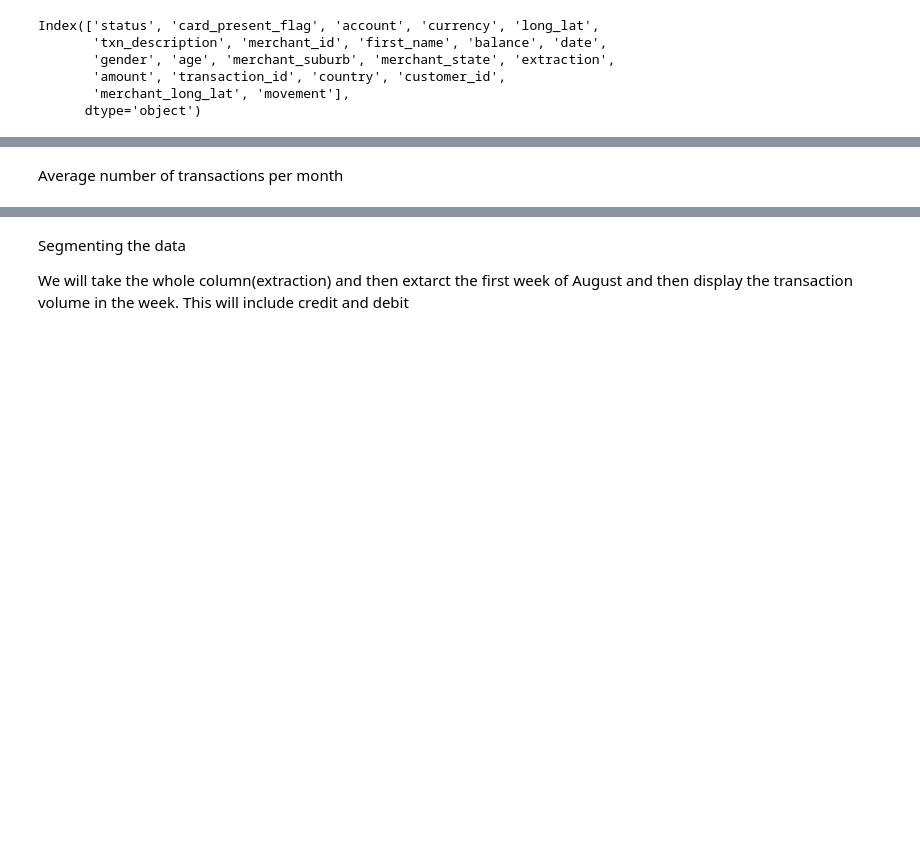
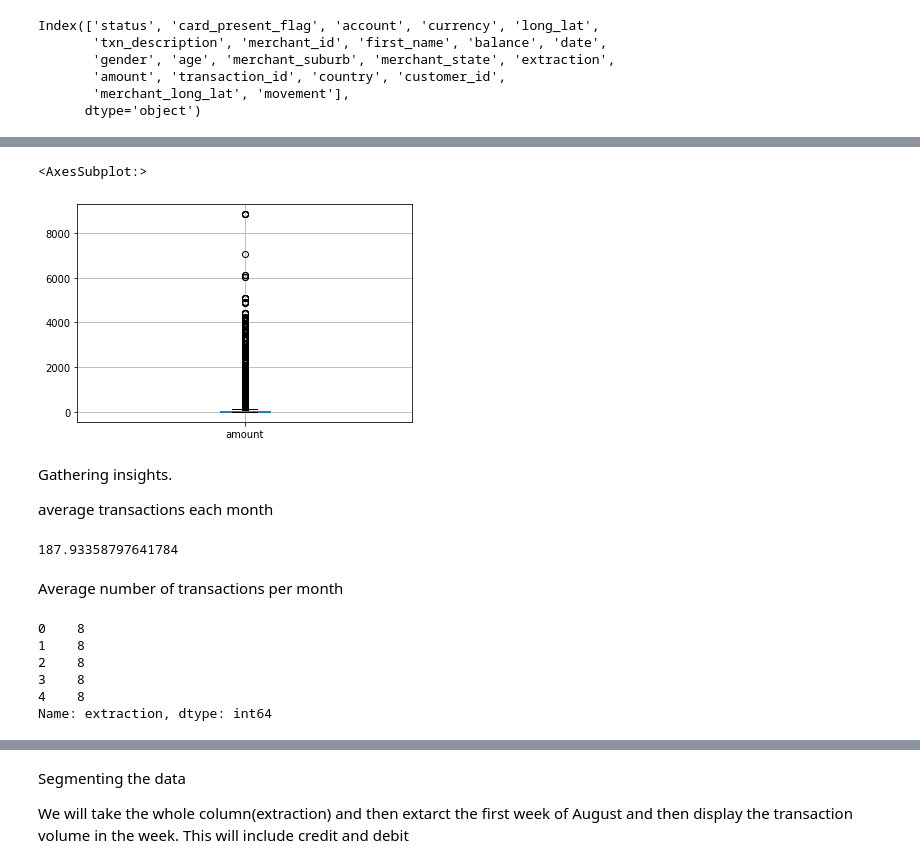
Before and after one commit to shaun1907/ANZ_Internship_Data, a Jupyter notebook: eda.ipynb, the cells around one changed output, grey strips where cells are left out. Saved outputs shown, nothing was run; the diff lists cells and outputs as text; code cells hidden in the pictures; blank space fills up the shorter version.

```diff
--- a/eda.ipynb
+++ b/eda.ipynb
@@ -125,2 +339,33 @@ AvgtransAmount.mean()
+# %%
+df_cleaned.boxplot(column=['amount']) #not deleting outliers as they seem like true outliers since there can be a transaction of 8k-10k.
+# %% [output]
+<AxesSubplot:>
+[figure, added]
+# %% [markdown]
+Gathering insights.
+
+average transactions each month
+# %%
+Amount_df = df_cleaned['amount']
+Amount_df.mean()
+# %% [output]
+187.93358797641784
 # %% [markdown]
 Average number of transactions per month
+# %%
+#how many transactions do customers make each month on average??
+#take out average transactions each month.
+#find the average of all the three months.
+
+#Transactions in the month of August
+df_cleaned['extraction'] = pd.to_datetime(df_cleaned.extraction) #converting time format in the dataframe to pandas datatime format. Changing only the extraction column
+
+extractionByMonth = df_cleaned.extraction.dt.month #extracting the month data only
+extractionByMonth.head()
+# %% [output]
+0    8
+1    8
+2    8
+3    8
+4    8
+Name: extraction, dtype: int64
```
Also changed, not shown: parts of 58 cells of this notebook, 5 other files.
